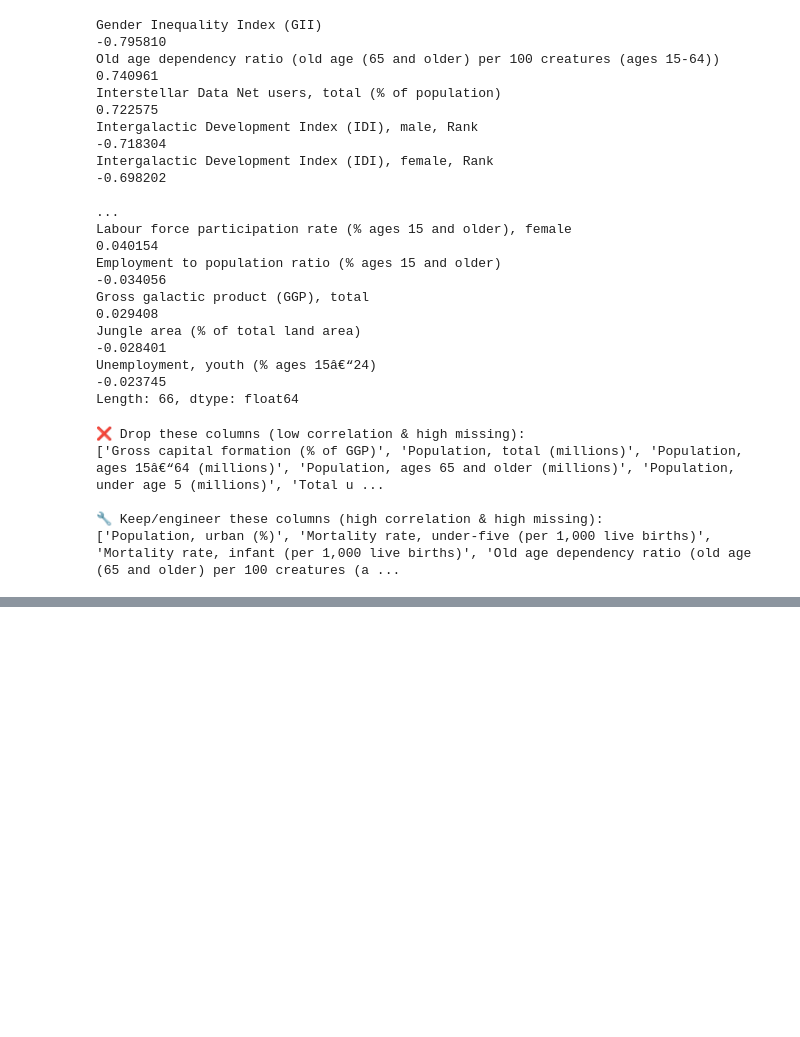
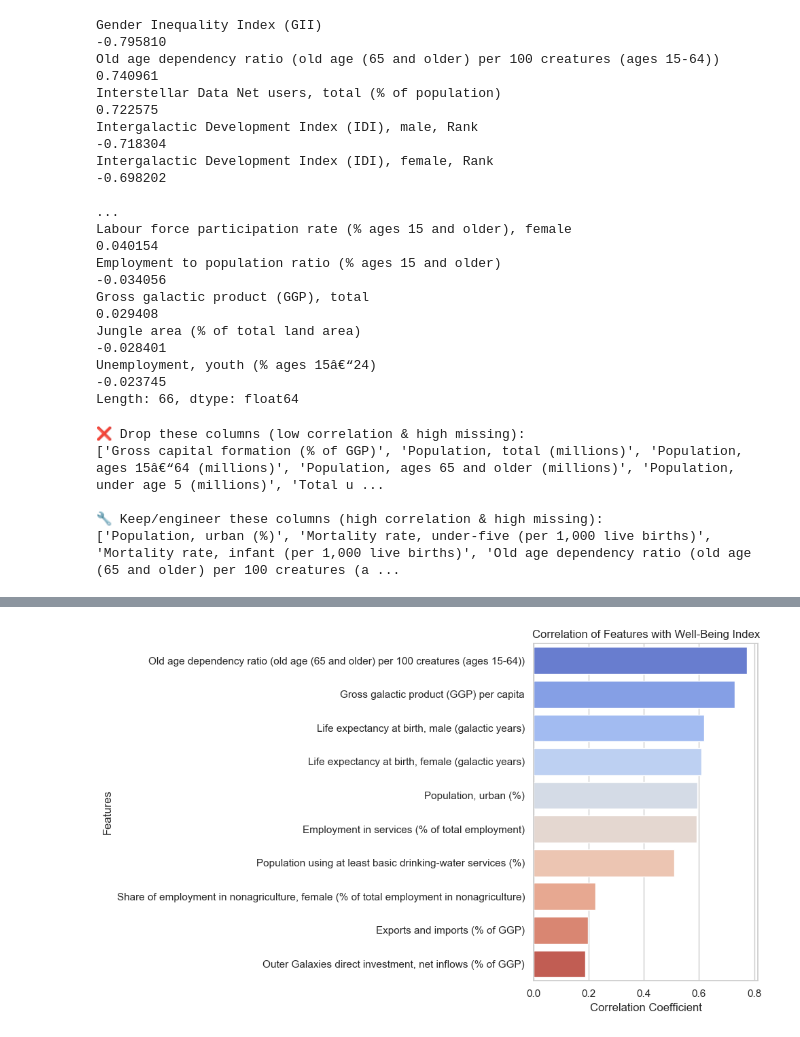
Before and after one commit to VAL-Jerono/Galaxies-Well-being, a Jupyter notebook: Galaxies.ipynb, the cells around one changed output, grey strips where cells are left out. Drawn from its saved outputs; the diff is of its cells as text; code cells hidden in the pictures; blank space fills up the shorter version.

```diff
--- a/Galaxies.ipynb
+++ b/Galaxies.ipynb
@@ -1109,0 +910,8 @@ display(comparison_df)
+# %%
+import pandas as pd
+
+df3 = pd.read_csv('Data/imputed_train_data.csv')
+info1 = df3.info()
+info1
+
+df3.shape
@@ -1109,0 +1057,21 @@ display(comparison_df)
+# %%
+import matplotlib.pyplot as plt
+import seaborn as sns
+
+# Set style for plots
+sns.set(style="whitegrid")
+
+# Correlation matrix with Well-Being Index
+corr_matrix = df3.corr(numeric_only=True).head(10)
+wellbeing_corr = corr_matrix["Well-Being Index"].sort_values(ascending=False)
+
+# Plot the correlation with Well-Being Index
+plt.figure(figsize=(10, 6))
+sns.barplot(x=wellbeing_corr.values, y=wellbeing_corr.index, palette='coolwarm')
+plt.title("Correlation of Features with Well-Being Index")
+plt.xlabel("Correlation Coefficient")
+plt.ylabel("Features")
+plt.tight_layout()
+plt.show()
+# %% [output]
+[figure, added]
```
Also changed, not shown: parts of 49 cells of this notebook, 3 other files.
